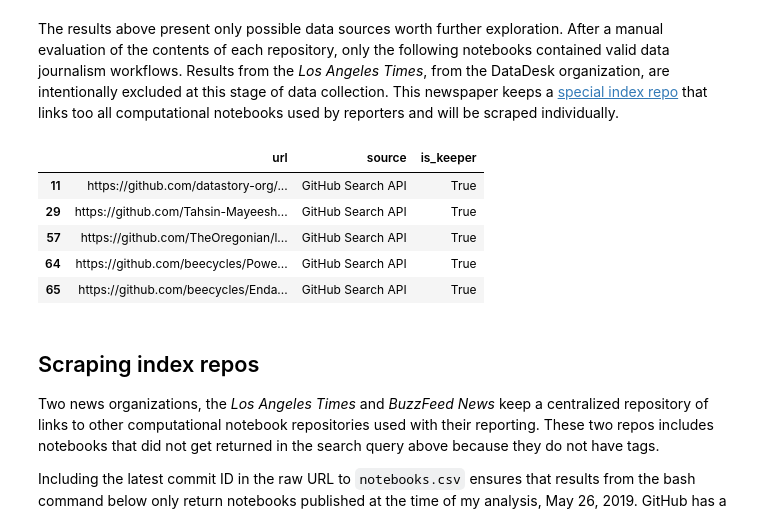
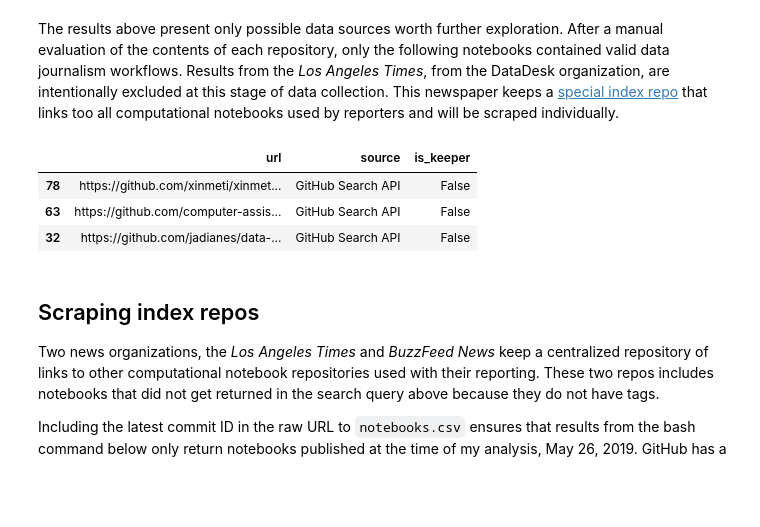
Before and after one commit to steve-kasica/table-scraps, a Jupyter notebook: notebooks-search.ipynb, the cells around one changed output. Saved outputs shown, nothing was run; the diff lists cells and outputs as text; code cells hidden in the pictures; blank space fills up the shorter version.

```diff
--- a/notebooks-search.ipynb
+++ b/notebooks-search.ipynb
@@ -125,6 +125,10 @@ if not os.path.exists(searchQueryCache):
                     for item in res:
                         repos = repos.append({
                             'url': item['html_url'],
+                            'description': item['description'],
+                            'created_at': item['created_at'],
+                            'name': item['name'],
+                            'full_name': item['full_name'],
                             'source': 'GitHub Search API',
                             'is_keeper': False
                         }, ignore_index=True)
@@ -203,21 +207,19 @@ The results above present only possible data sources worth further exploration.
 # %%
 keepers = [
     'https://github.com/Tahsin-Mayeesha/times-archive',
     'https://github.com/TheOregonian/long-term-care-db',
     'https://github.com/beecycles/Endangered-Species-Act-Louisiana',
     'https://github.com/beecycles/Power_of_Irma',
     'https://github.com/datastory-org/weekly-chart',
 ]
 
 repos.loc[repos['url'].isin(keepers), 'is_keeper'] = True
-repos[repos.is_keeper == True]
+repos.sample(3)
 # %% [output]
 |  | url | source | is_keeper |
-| 11 | https://github.com/datastory-org/... | GitHub Search API | True |
-| 29 | https://github.com/Tahsin-Mayeesh... | GitHub Search API | True |
-| 57 | https://github.com/TheOregonian/l... | GitHub Search API | True |
-| 64 | https://github.com/beecycles/Powe... | GitHub Search API | True |
-| 65 | https://github.com/beecycles/Enda... | GitHub Search API | True |
+| 78 | https://github.com/xinmeti/xinmet... | GitHub Search API | False |
+| 63 | https://github.com/computer-assis... | GitHub Search API | False |
+| 32 | https://github.com/jadianes/data-... | GitHub Search API | False |
 # %% [markdown]
 ## Scraping index repos
 
```
Also changed, not shown: parts of 3 cells of this notebook, 41 other files.
